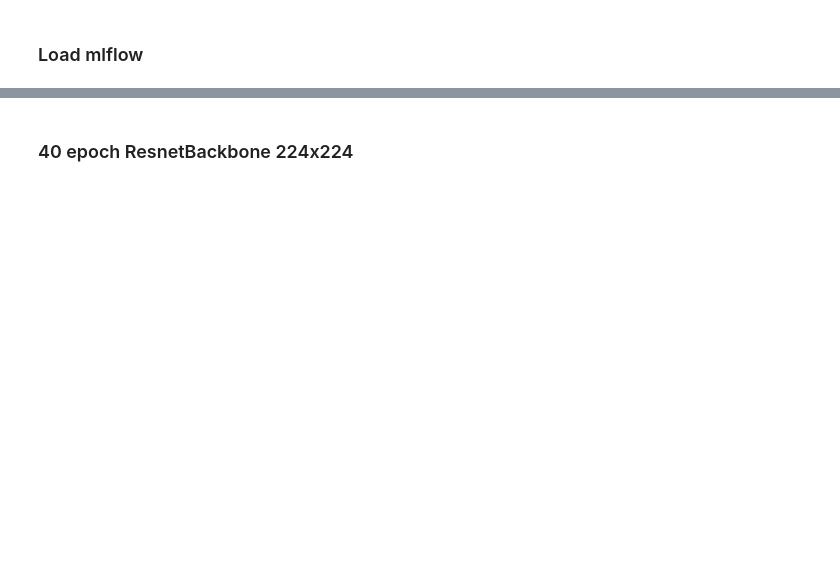
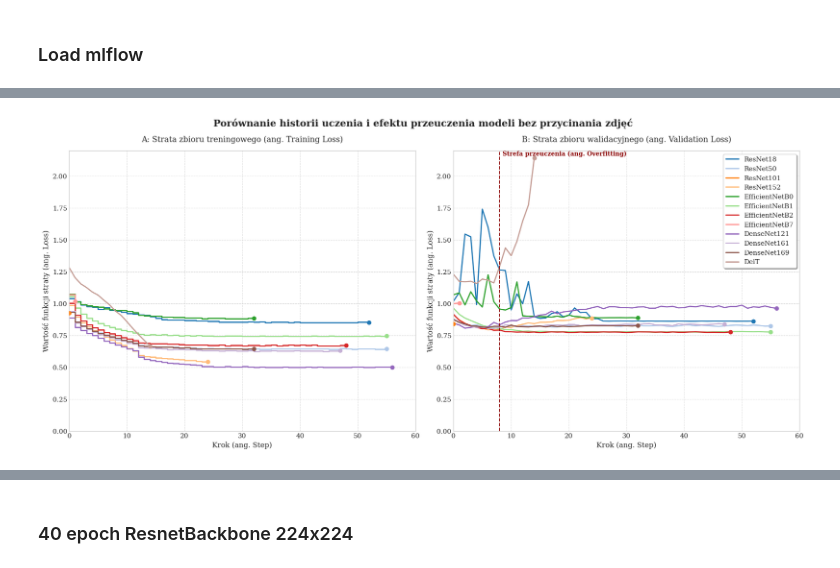
Before and after one commit to psiku/dnn-cxr-diagnostics, a Jupyter notebook: cxr-training-pipeline/notebooks/05_testing/02_mlflow_data.ipynb, the cells around one changed output, grey strips where cells are left out. Saved outputs shown, nothing was run; the diff lists cells and outputs as text; code cells hidden in the pictures; blank space fills up the shorter version.

```diff
--- a/cxr-training-pipeline/notebooks/05_testing/02_mlflow_data.ipynb
+++ b/cxr-training-pipeline/notebooks/05_testing/02_mlflow_data.ipynb
@@ -137,0 +309,5 @@ metric_history
+# %%
+
+# Wywołanie nowej funkcji
+plot_loss_history_combined(mlflow_client, MAPPINGS, 8)
+# %% [output]
@@ -137,0 +315 @@ metric_history
+[figure, added]
```
Also changed, not shown: parts of 23 cells of this notebook, 25 other files.
